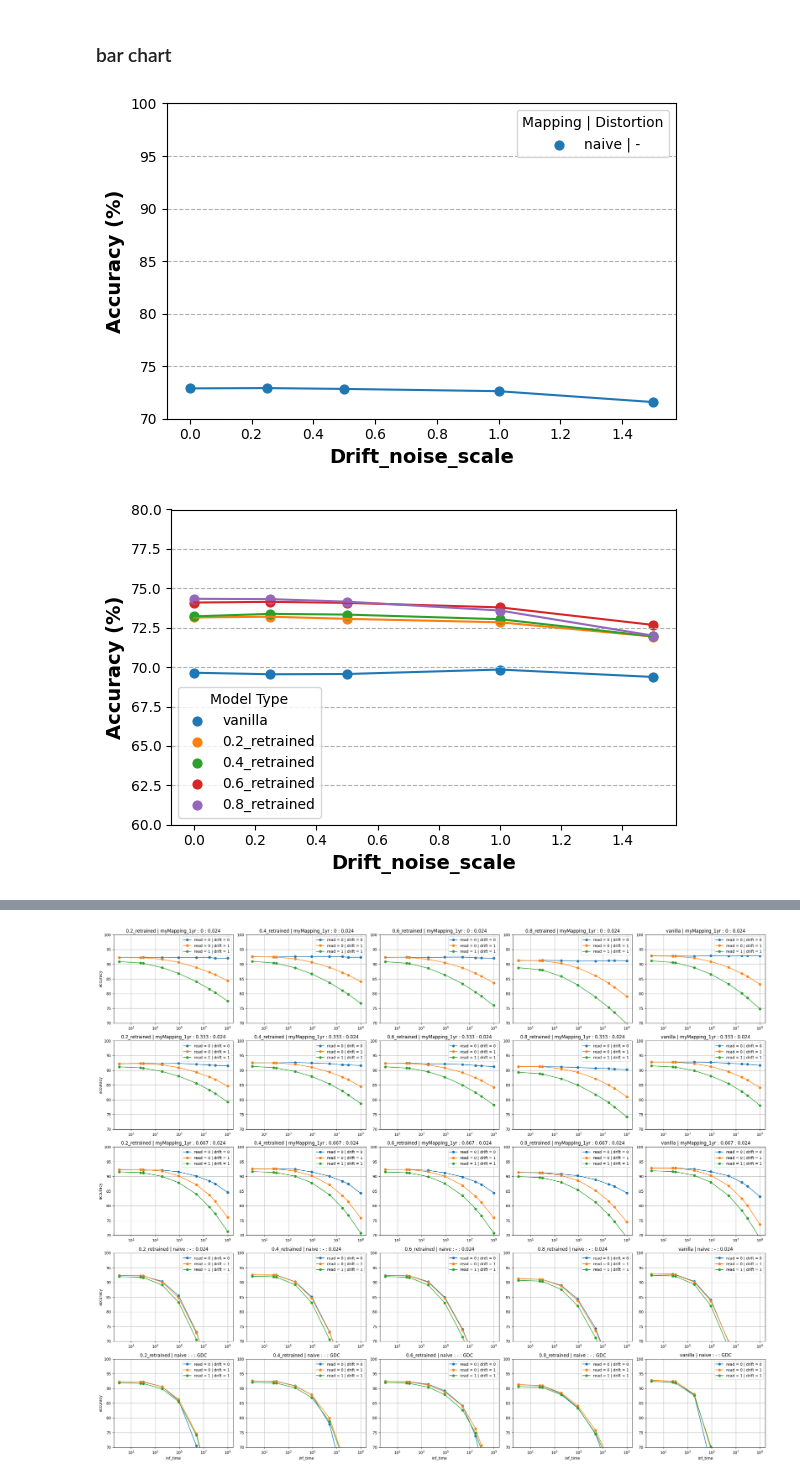
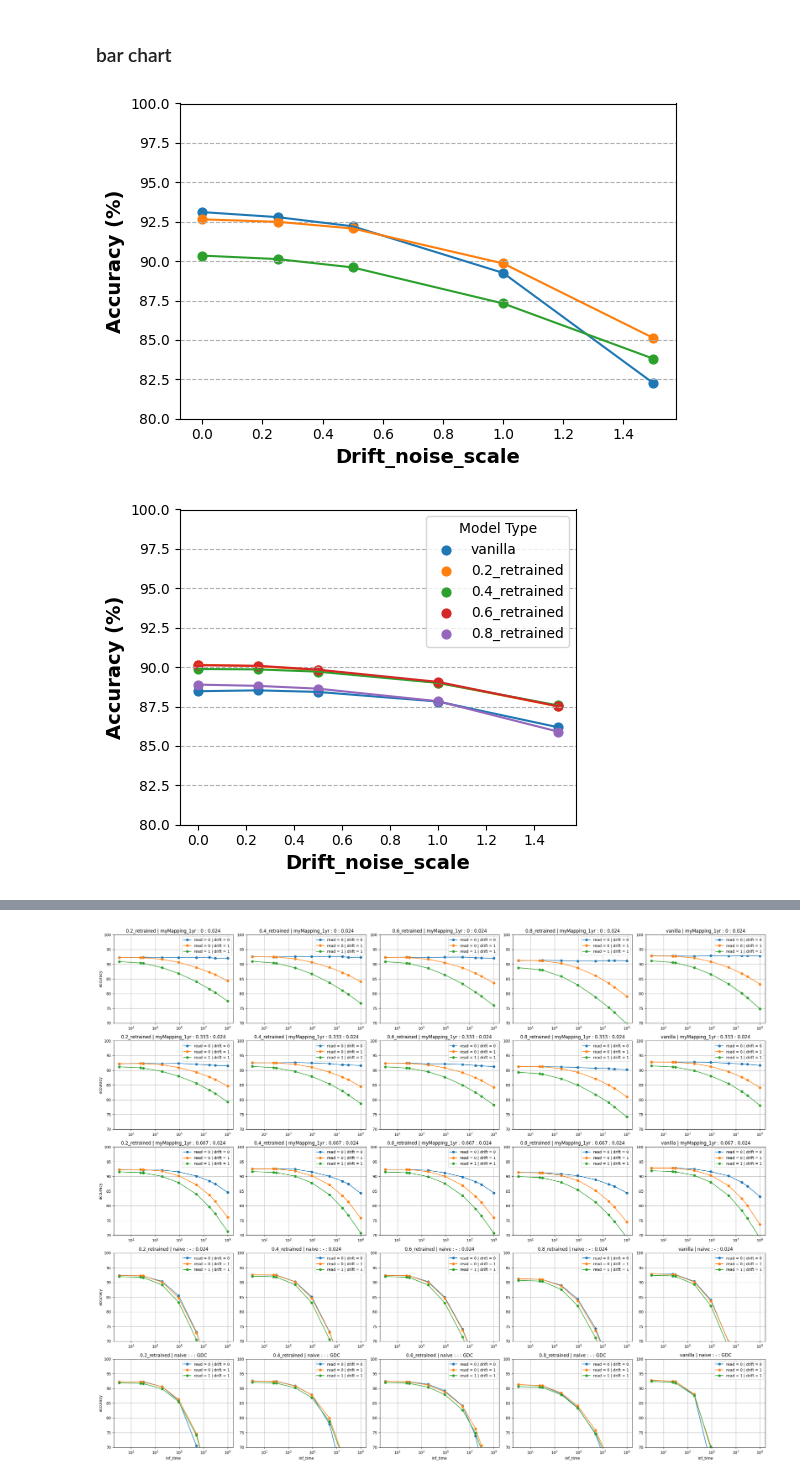
Before and after one commit to PRAM-weight-biasing/PRAM-weight-biasing, a Jupyter notebook: z_data_processing/250911_acc_plot.ipynb, the cells around one changed output, grey strips where cells are left out. Saved outputs shown, nothing was run; the diff lists cells and outputs as text; code cells hidden in the pictures.

```diff
--- a/z_data_processing/250911_acc_plot.ipynb
+++ b/z_data_processing/250911_acc_plot.ipynb
@@ -244,56 +245,57 @@ for mapping_distortion in mapping_distortions:
 ax.set_xlabel('Drift_noise_scale', fontsize=14, fontweight='semibold')
 ax.set_ylabel('Accuracy (%)', fontsize=14, fontweight='semibold')
 # ax.set_title('Accuracy by drift_noise_scale and mapping_distortion')
-ax.legend(title='Mapping | Distortion')
-ax.set_ylim(70,100)
+# ax.legend(title='Mapping | Distortion')
+ax.set_ylim(80,100)
 # ax.set_xlim(0, 1.5)
 ax.grid(axis='y', linestyle='--')
 
 plt.tight_layout()
 plt.show()
 # %% [output]
-[figure, old version]
+[figure, new version]
 # %%
 import matplotlib.pyplot as plt
 import pandas as pd
 
 # mapping_method + distortion_f 조합
 df['mapping_distortion'] = df['mapping_method'].astype(str) + ' | ' + df['distortion_f'].astype(str)
+df = df[df['IOparameter'] == 'ideal']
 df = df[df['inf_time']==2592000]
 
 # 색상 지정
 # colors = {md: c for md, c in zip(df['mapping_distortion'].unique(), plt.cm.tab20.colors)}
 
 # x축: drift_noise_scale (float)
 drift_noise_scales = sorted(df['drift_noise_scale'].unique())
 model_types = df['model_type'].unique()
 
-fig, ax = plt.subplots(figsize=(6,4))
+fig, ax = plt.subplots(figsize=(5,4))
 
 # 각 mapping_distortion 별로 scatter + line plot
 for model_type in model_types:
     md_data = df[df['model_type'] == model_type]
     md_data = md_data.groupby('drift_noise_scale')['accuracy'].mean().reset_index()
     ax.scatter(md_data['drift_noise_scale'], md_data['accuracy'],
             #    color=colors[mapping_distortion],
                label=model_type, s=40)
     ax.plot(md_data['drift_noise_scale'], md_data['accuracy'],
             # color=colors[mapping_distortion],
             linestyle='-')
 
 # x축 및 기타 설정
 ax.set_xlabel('Drift_noise_scale', fontsize=14, fontweight='semibold')
 ax.set_ylabel('Accuracy (%)', fontsize=14, fontweight='semibold')
 # ax.set_title('Accuracy by drift_noise_scale and mapping_distortion')
 ax.legend(title='Model Type')
-ax.set_ylim(60,80)
+ax.set_ylim(80,100)
 # ax.set_xlim(0, 1.5)
 ax.grid(axis='y', linestyle='--')
 
 plt.tight_layout()
 plt.show()
 # %% [output]
-[figure, old version]
+[figure, new version]
 # %%
 df
 # %% [output]
```
Also changed, not shown: parts of 2 cells of this notebook, 3 other files.
